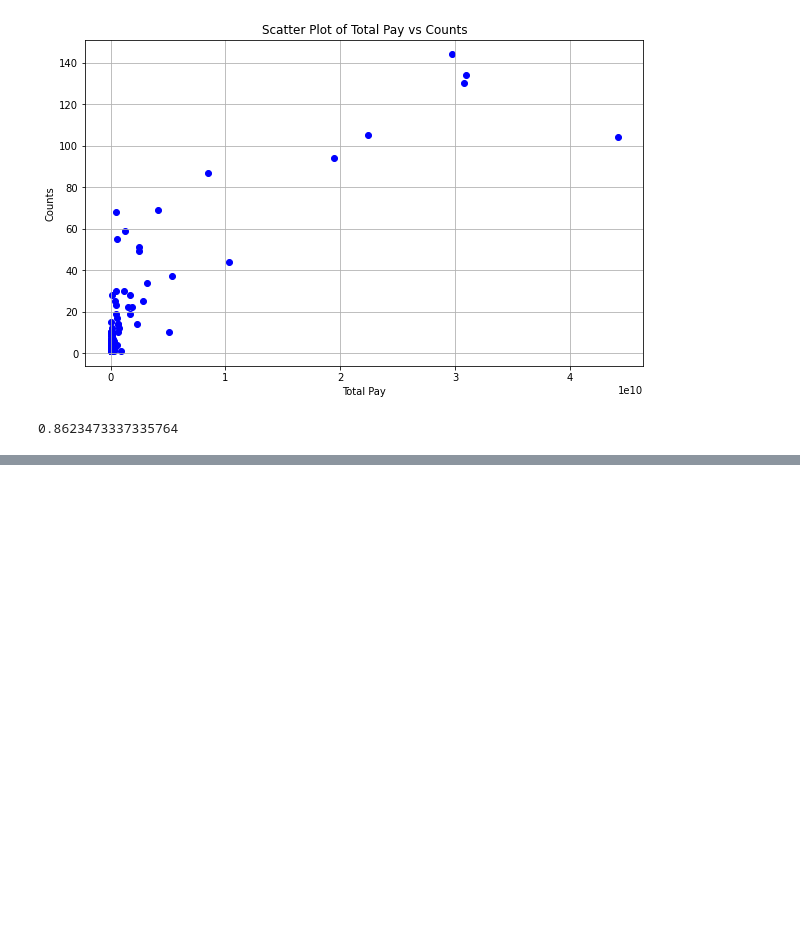
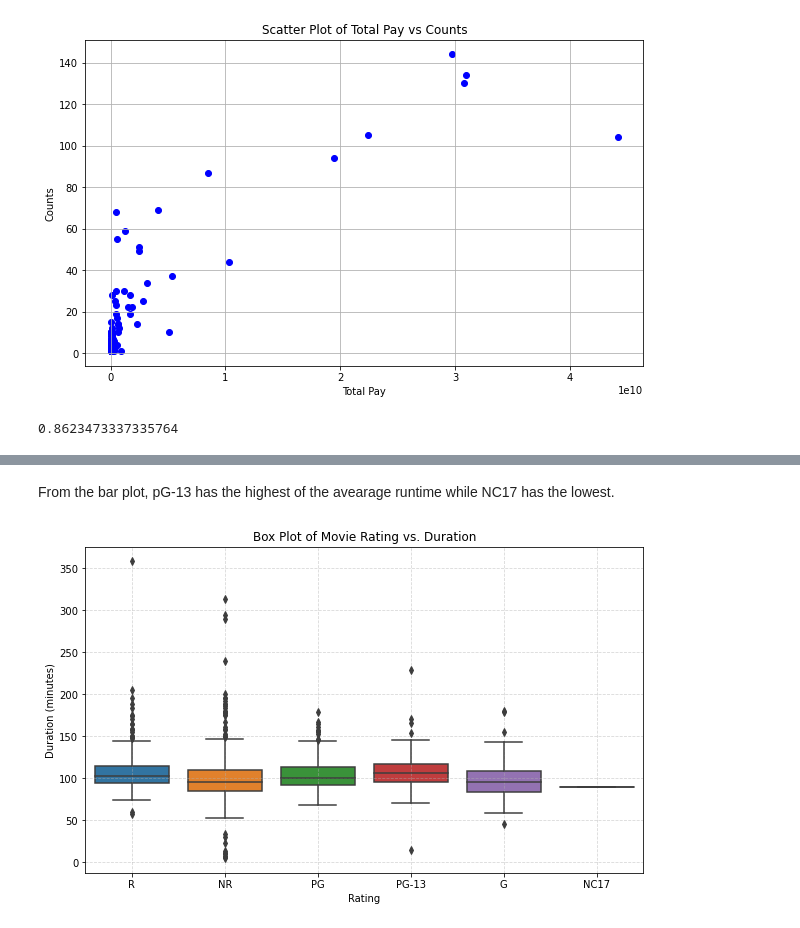
Before and after one commit to Iankip8/dsc-phase-1-project-v2-4, a Jupyter notebook: student.ipynb, the cells around one changed output, grey strips where cells are left out. Drawn from its saved outputs; the diff is of its cells as text; code cells hidden in the pictures; blank space fills up the shorter version.

```diff
--- a/student.ipynb
+++ b/student.ipynb
@@ -615,0 +781,13 @@ Therefore, while a positive correlation of 0.86234 provides valuable insights in
+# %% [markdown]
+From the bar plot, pG-13 has the highest of the avearage runtime while NC17 has the lowest.
+# %%
+# Plotting the box plot
+plt.figure(figsize=(10, 6))
+sns.boxplot(x='rating', y='runtime', data=rotten_tomatoes_df)
+plt.title('Box Plot of Movie Rating vs. Duration')
+plt.xlabel('Rating')
+plt.ylabel('Duration (minutes)')
+plt.grid(True, linestyle='--', alpha=0.5)
+plt.show()
+# %% [output]
+[figure, added]
```
Also changed, not shown: parts of 30 cells of this notebook.
